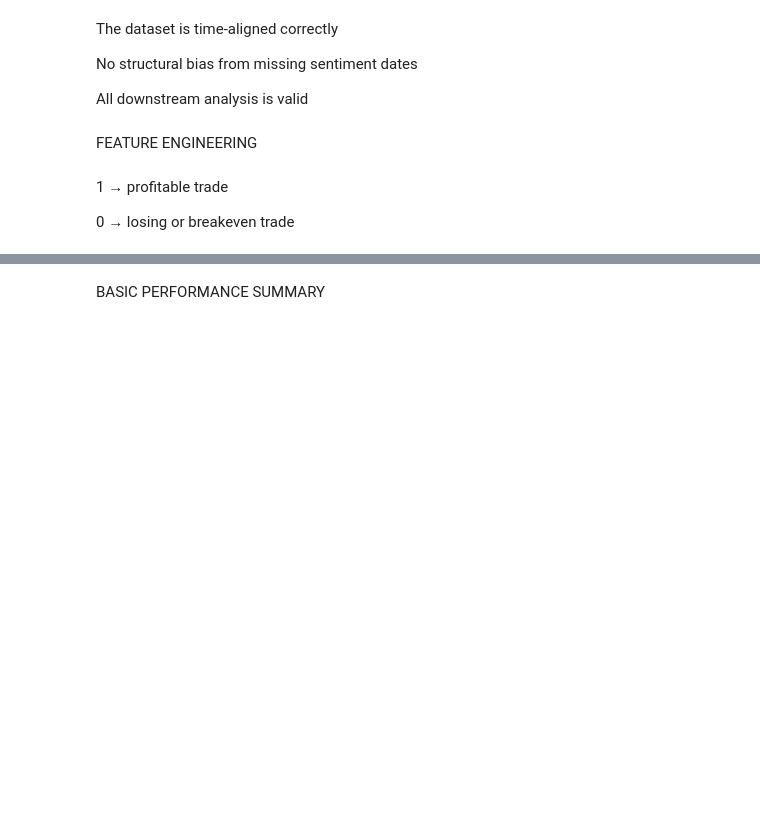
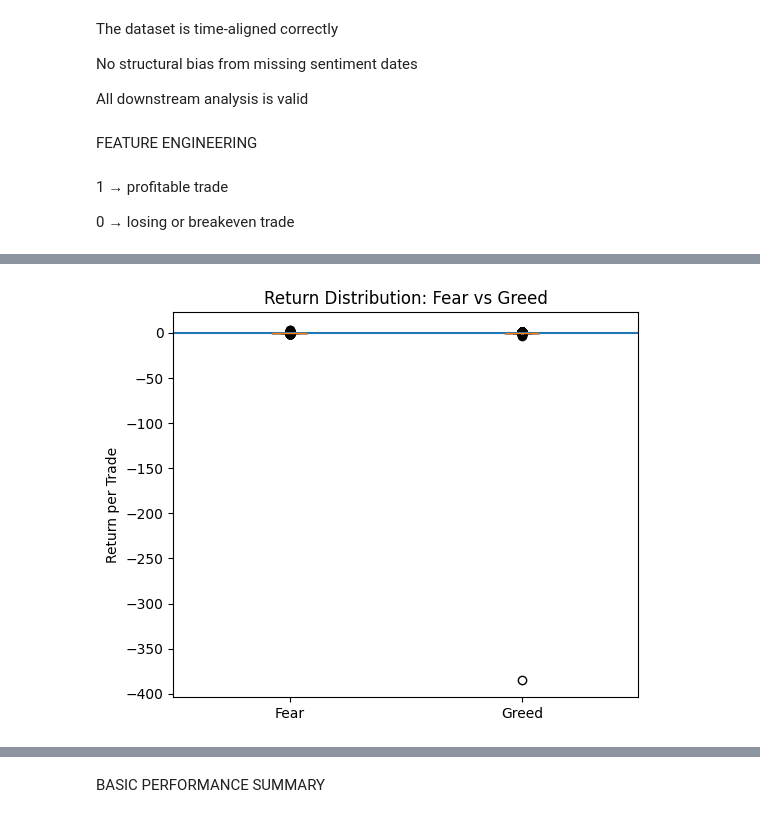
Before and after one commit to Malleshnp/-market-sentiment-Fear-Greed-trader-behavior-and-performance, a Jupyter notebook: notebook_1.ipynb, the cells around one changed output, grey strips where cells are left out. Drawn from its saved outputs; the diff is of its cells as text; code cells hidden in the pictures; blank space fills up the shorter version.

```diff
--- a/notebook_1.ipynb
+++ b/notebook_1.ipynb
@@ -145,0 +232,14 @@ merged_df["return_pct"] = merged_df["net_pnl"] / merged_df["Size USD"]
+# %%
+fear_returns = merged_df[merged_df["sentiment"].str.contains("Fear")]["return_pct"]
+greed_returns = merged_df[merged_df["sentiment"].str.contains("Greed")]["return_pct"]
+
+plt.figure(figsize=(6,5))
+plt.boxplot([fear_returns.dropna(), greed_returns.dropna()],
+            labels=["Fear", "Greed"])
+
+plt.axhline(0)
+plt.title("Return Distribution: Fear vs Greed")
+plt.ylabel("Return per Trade")
+plt.show()
+# %% [output]
+[figure, added]
```
Also changed, not shown: parts of 35 cells of this notebook.
